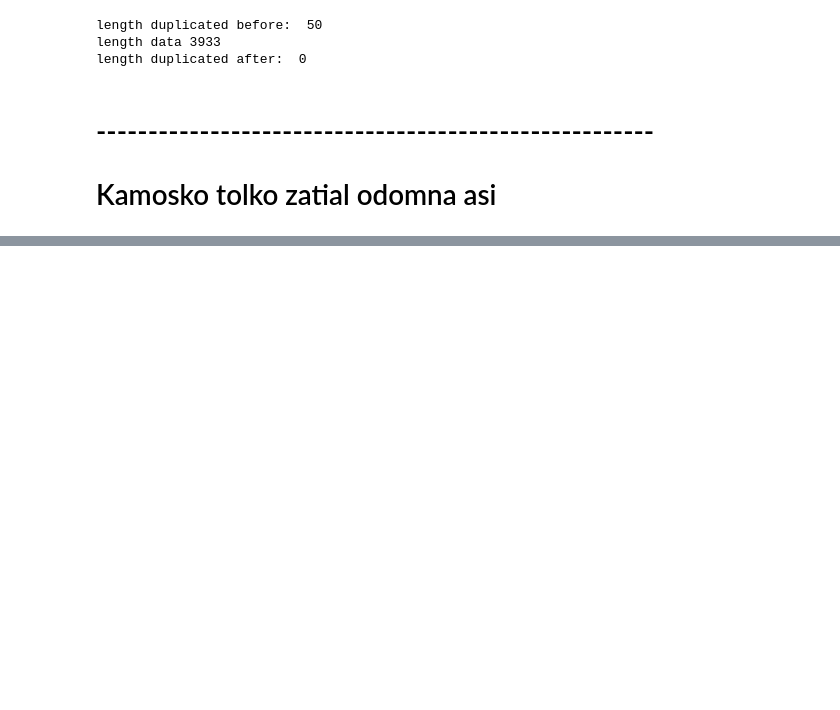
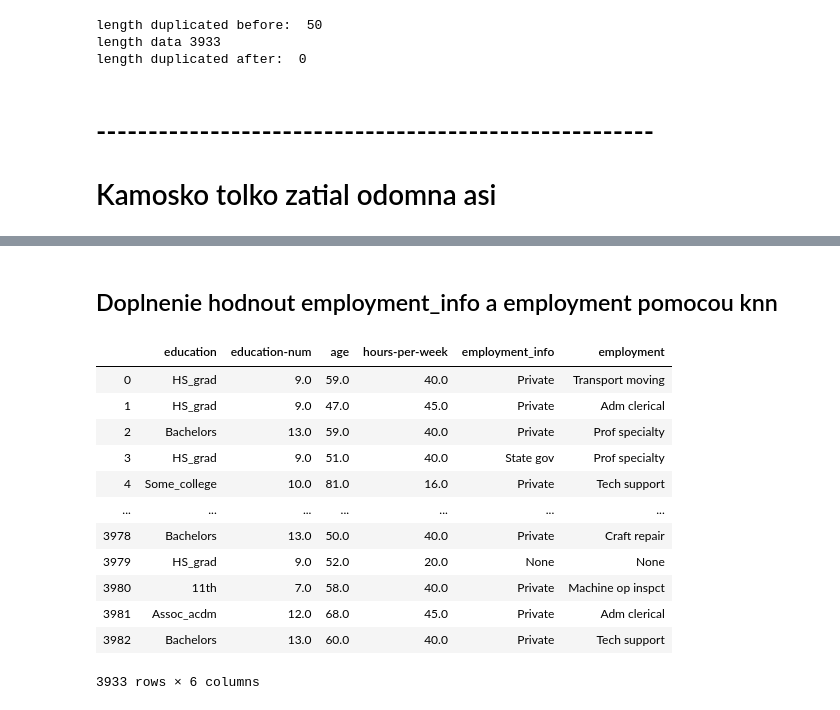
Before and after one commit to MCFreddie777/iau-project, a Jupyter notebook: [Odovzdanie 2] data.ipynb, the cells around one changed output, grey strips where cells are left out. Saved outputs shown, nothing was run; the diff lists cells and outputs as text; code cells hidden in the pictures; blank space fills up the shorter version.

```diff
--- a/[Odovzdanie 2] data.ipynb
+++ b/[Odovzdanie 2] data.ipynb
@@ -447,0 +477,2 @@ data[data.name.str.contains('Joshua Sanders')]
+# %%
+data['education'] = data['education'].str.replace('-', '_')
@@ -447,0 +487,16 @@ data[data.name.str.contains('Joshua Sanders')]
+# %%
+def minimum_positive(cond):
+    mi = 11000
+    for o in data['education-num'].loc[data['education'] == cond]:
+        if (o > 0) & (o < mi):
+            mi = o
+
+    return mi
+
+dic = {}
+
+for a in data['education'].unique():
+    dic[a] = (minimum_positive(a))
+# %%
+data['education-num'] = data.education.map(dic)
+data['education-num'].head(10)
@@ -447,0 +523,3 @@ data[data.name.str.contains('Joshua Sanders')]
+# %%
+# data.loc[data['employment'] == '', 'employment'].replace({data['employment_info']: np.nan})
+data.loc[data['employment'].isnull(), 'employment_info'] = None
@@ -447,0 +549,2 @@ data[data.name.str.contains('Joshua Sanders')]
+# %% [markdown]
+## Doplnenie hodnout employment_info a employment pomocou knn
@@ -447,0 +553,17 @@ data[data.name.str.contains('Joshua Sanders')]
+# %%
+df = data[['education', 'education-num', 'age', 'hours-per-week', 'employment_info', 'employment']]
+df
+# %% [output]
+|  | education | education-num | age | hours-per-week | employment_info | employment |
+| 0 | HS_grad | 9.0 | 59.0 | 40.0 | Private | Transport moving |
+| 1 | HS_grad | 9.0 | 47.0 | 45.0 | Private | Adm clerical |
+| 2 | Bachelors | 13.0 | 59.0 | 40.0 | Private | Prof specialty |
+| 3 | HS_grad | 9.0 | 51.0 | 40.0 | State gov | Prof specialty |
+| 4 | Some_college | 10.0 | 81.0 | 16.0 | Private | Tech support |
+| ... | ... | ... | ... | ... | ... | ... |
+| 3978 | Bachelors | 13.0 | 50.0 | 40.0 | Private | Craft repair |
+| 3979 | HS_grad | 9.0 | 52.0 | 20.0 | None | None |
+| 3980 | 11th | 7.0 | 58.0 | 40.0 | Private | Machine op inspct |
+| 3981 | Assoc_acdm | 12.0 | 68.0 | 45.0 | Private | Adm clerical |
+| 3982 | Bachelors | 13.0 | 60.0 | 40.0 | Private | Tech support |
+3933 rows × 6 columns
```
Also changed, not shown: parts of 47 cells of this notebook.
